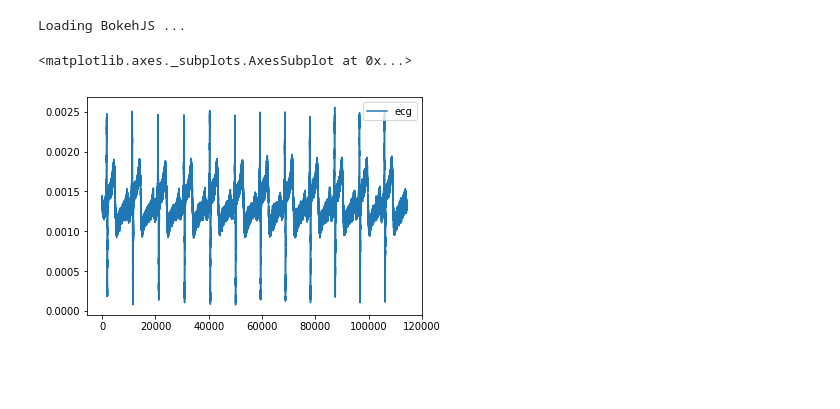
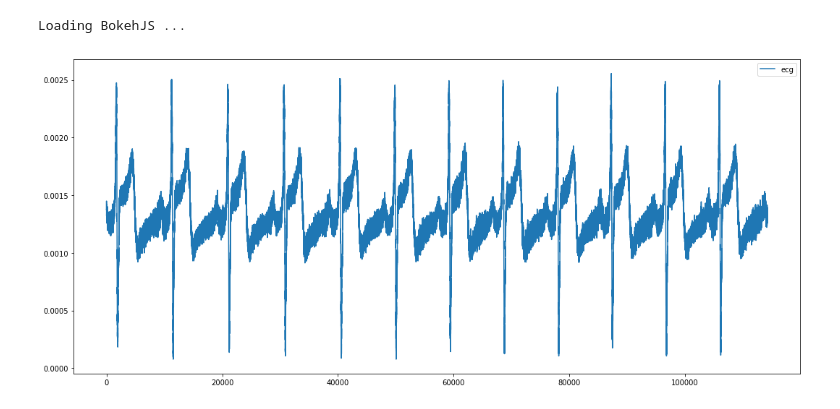
Before and after one commit to trevorwitter/ECG-processing, a Jupyter notebook: ECG_processing.ipynb, the cells around one changed output. Saved outputs shown, nothing was run; the diff lists cells and outputs as text; code cells hidden in the pictures; blank space fills up the shorter version.

```diff
--- a/ECG_processing.ipynb
+++ b/ECG_processing.ipynb
@@ -12,9 +13,9 @@ output_notebook()
 Loading BokehJS ...
 # %%
 df = pd.read_csv('ECG.txt', names=['ecg'])
-df.plot()
+df.plot(figsize=(18,8))
+plt.show()
 # %% [output]
-<matplotlib.axes._subplots.AxesSubplot at 0x...>
-[figure, old version]
+[figure, new version]
 # %%
 class ecg():
```
Also changed, not shown: parts of 11 cells of this notebook.
